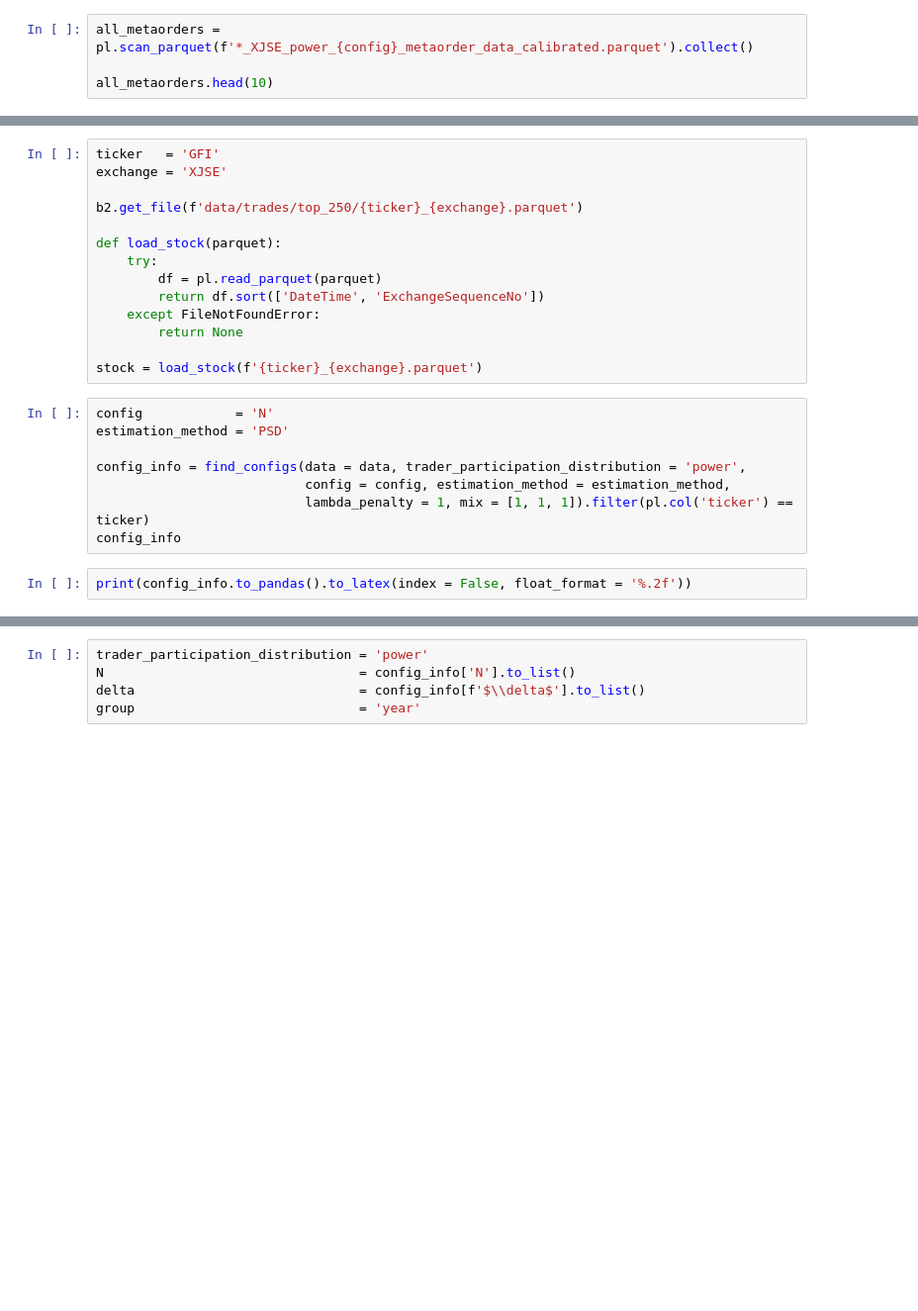
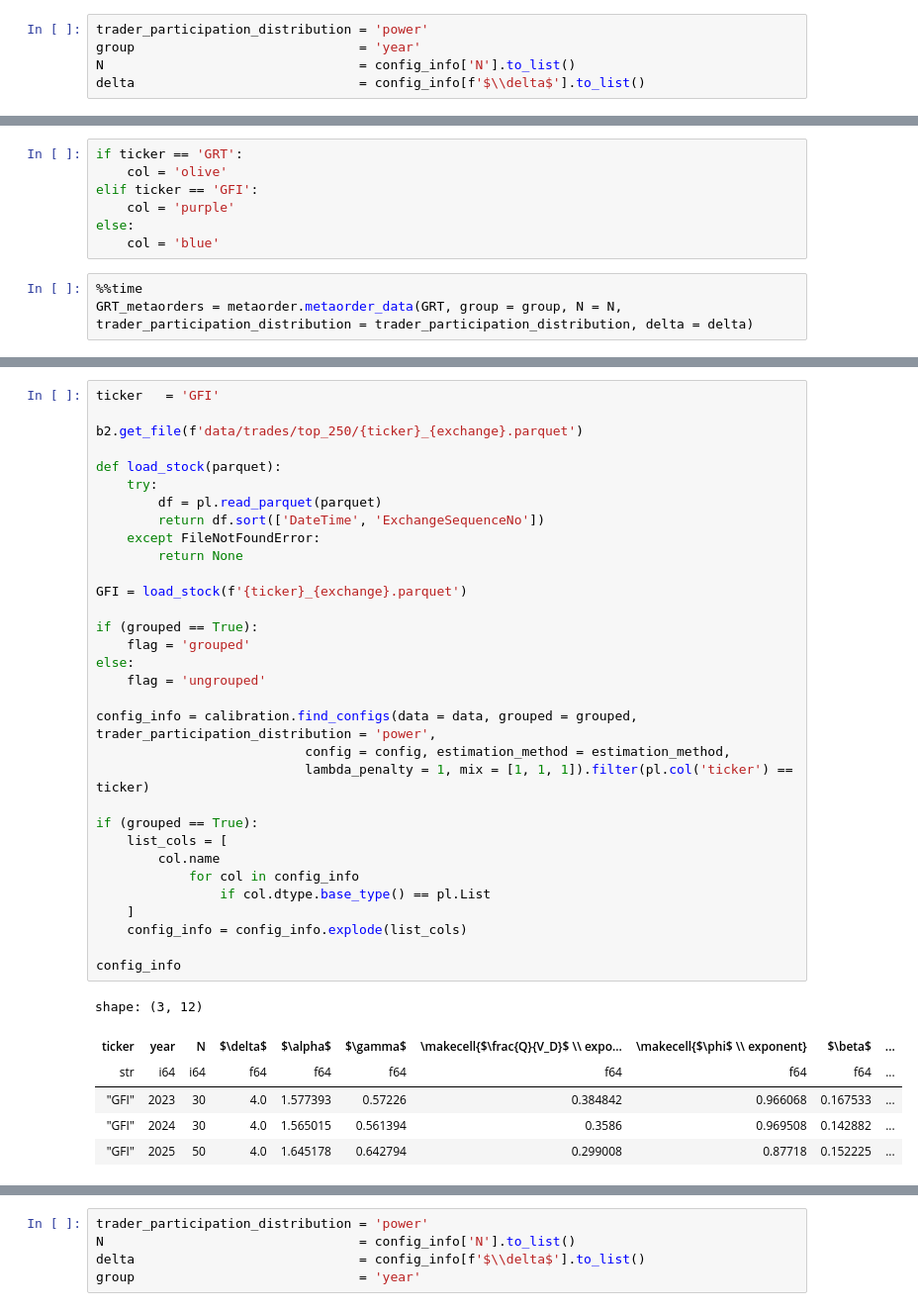
Before and after one commit to EzraGoliath/Metaorder-modelling-and-identification-Msc-thesis-, a Jupyter notebook: Plotting_notebooks/impact_curves_plots_BMLL.ipynb, the cells around one changed output, grey strips where cells are left out. Shown at 99% size. Cells and saved outputs as stored; diff of their text form; blank space fills up the shorter version.

```diff
--- a/Plotting_notebooks/impact_curves_plots_BMLL.ipynb
+++ b/Plotting_notebooks/impact_curves_plots_BMLL.ipynb
@@ -143,4 +160,5 @@ for f in files:
 # %%
-all_metaorders = pl.scan_parquet(f'*_XJSE_power_{config}_metaorder_data_calibrated.parquet').collect()
-
-all_metaorders.head(10)
+trader_participation_distribution = 'power'
+group                             = 'year'
+N                                 = config_info['N'].to_list()
+delta                             = config_info[f'$\\delta$'].to_list()
@@ -152,0 +165,10 @@ b2.create_folder(f'figures_2/impact_curves/{exchange}/calibrated/{config}', ensu
+# %%
+if ticker == 'GRT':
+    col = 'olive'
+elif ticker == 'GFI':
+    col = 'purple'
+else:
+    col = 'blue'
+# %%
+%%time
+GRT_metaorders = metaorder.metaorder_data(GRT, group = group, N = N, trader_participation_distribution = trader_participation_distribution, delta = delta)
@@ -198,24 +268,39 @@ plt.show()
 # %%
 ticker   = 'GFI'
-exchange = 'XJSE'
 
 b2.get_file(f'data/trades/top_250/{ticker}_{exchange}.parquet')
 
 def load_stock(parquet):
     try:
         df = pl.read_parquet(parquet)
         return df.sort(['DateTime', 'ExchangeSequenceNo'])
     except FileNotFoundError:
         return None
 
-stock = load_stock(f'{ticker}_{exchange}.parquet')
+GFI = load_stock(f'{ticker}_{exchange}.parquet')
+
+if (grouped == True):
+    flag = 'grouped'
+else:
+    flag = 'ungrouped'
+
+config_info = calibration.find_configs(data = data, grouped = grouped, trader_participation_distribution = 'power',
+                           config = config, estimation_method = estimation_method,
+                           lambda_penalty = 1, mix = [1, 1, 1]).filter(pl.col('ticker') == ticker)
+
+if (grouped == True):
+    list_cols = [
+        col.name
+            for col in config_info
+                if col.dtype.base_type() == pl.List
+    ]
+    config_info = config_info.explode(list_cols)
+
+config_info
+# %% [output]
+shape: (3, 12)
+| ticker | year | N | $\delta$ | $\alpha$ | $\gamma$ | \makecell{$\frac{Q}{V_D}$ \\ expo... | \makecell{$\phi$ \\ exponent} | $\beta$ | ... |
+| str | i64 | i64 | f64 | f64 | f64 | f64 | f64 | f64 | ... |
+| "GFI" | 2023 | 30 | 4.0 | 1.577393 | 0.57226 | 0.384842 | 0.966068 | 0.167533 | ... |
+| "GFI" | 2024 | 30 | 4.0 | 1.565015 | 0.561394 | 0.3586 | 0.969508 | 0.142882 | ... |
+| "GFI" | 2025 | 50 | 4.0 | 1.645178 | 0.642794 | 0.299008 | 0.87718 | 0.152225 | ... |
-# %%
-config            = 'N'
-estimation_method = 'PSD'
-
-config_info = find_configs(data = data, trader_participation_distribution = 'power',
-                           config = config, estimation_method = estimation_method,
-                           lambda_penalty = 1, mix = [1, 1, 1]).filter(pl.col('ticker') == ticker)
-config_info
-# %%
-print(config_info.to_pandas().to_latex(index = False, float_format = '%.2f'))
```
Also changed, not shown: parts of 23 cells of this notebook, 4 other files.
